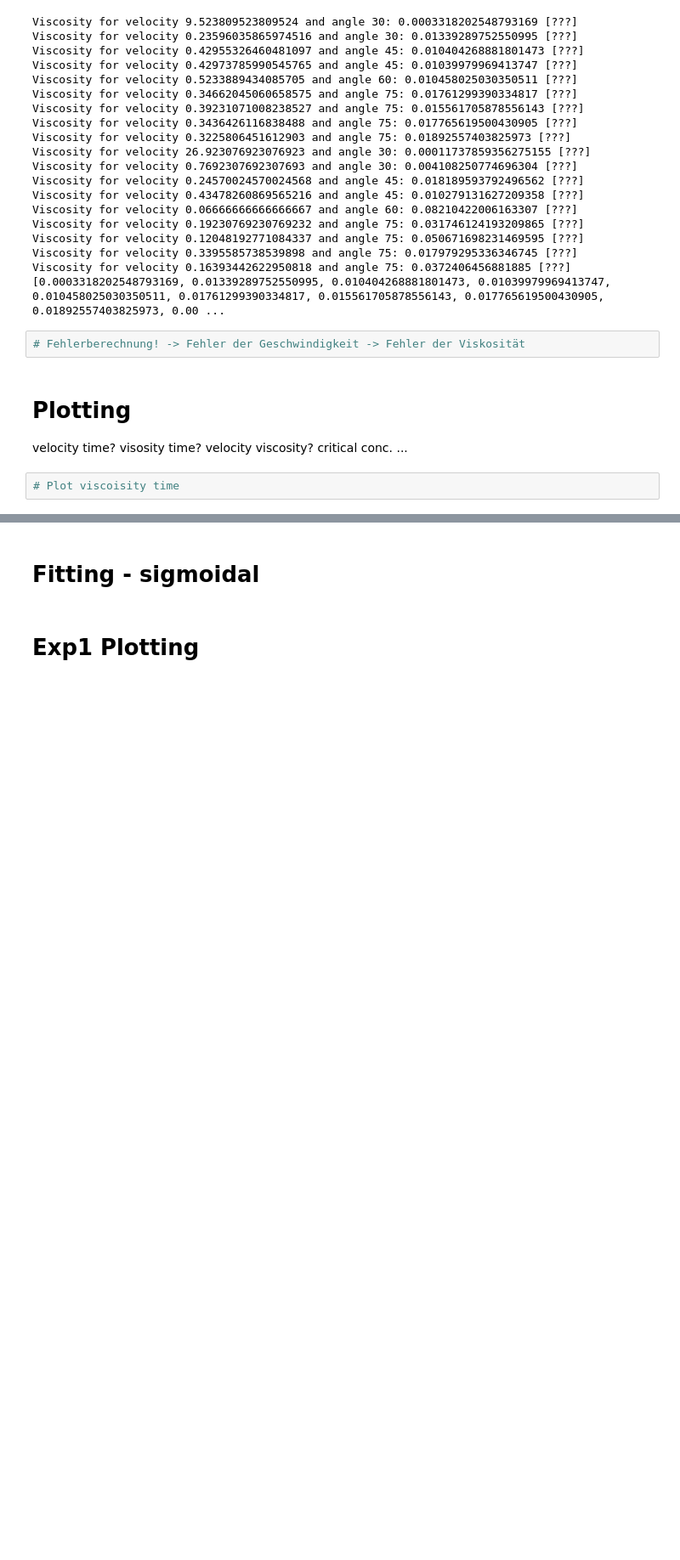
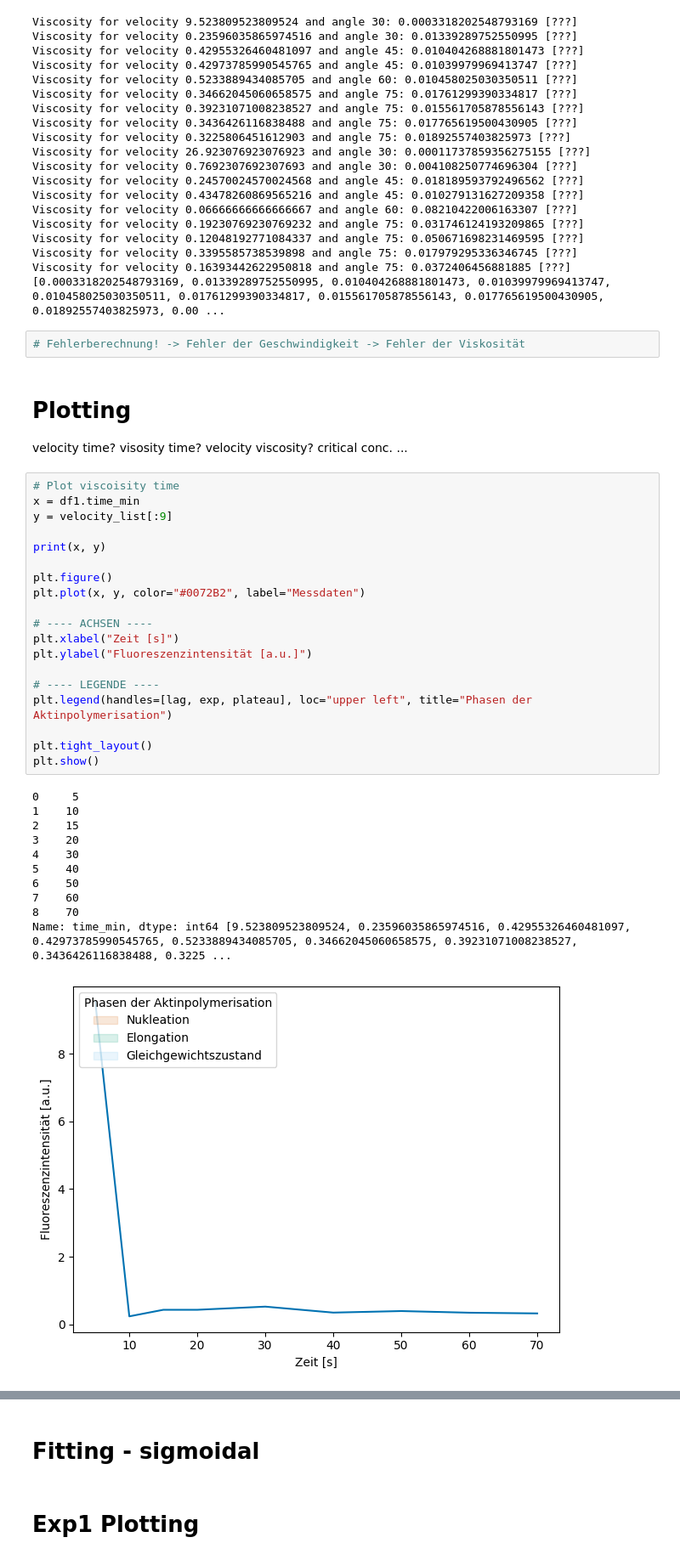
Before and after one commit to DaSch314/BPC-FILM, a Jupyter notebook: Aktinfitting1.ipynb, the cells around one changed output, grey strips where cells are left out. Shown: that part at 85% size. Cells and saved outputs as stored; diff of their text form; blank space fills up the shorter version.

Commit message:
Some plotting

```diff
--- a/Aktinfitting1.ipynb
+++ b/Aktinfitting1.ipynb
@@ -191,3 +191,32 @@ critical conc.
 ...
 # %%
 # Plot viscoisity time
+x = df1.time_min
+y = velocity_list[:9]
+
+print(x, y)
+
+plt.figure()
+plt.plot(x, y, color="#0072B2", label="Messdaten")
+
+# ---- ACHSEN ----
+plt.xlabel("Zeit [s]")
+plt.ylabel("Fluoreszenzintensität [a.u.]")
+
+# ---- LEGENDE ----
+plt.legend(handles=[lag, exp, plateau], loc="upper left", title="Phasen der Aktinpolymerisation")
+
+plt.tight_layout()
+plt.show()
+# %% [output]
+0     5
+1    10
+2    15
+3    20
+4    30
+5    40
+6    50
+7    60
+8    70
+Name: time_min, dtype: int64 [9.523809523809524, 0.23596035865974516, 0.42955326460481097, 0.42973785990545765, 0.5233889434085705, 0.34662045060658575, 0.39231071008238527, 0.3436426116838488, 0.3225 ...
+[figure, added]
```
Also changed, not shown: parts of 4 cells of this notebook.
